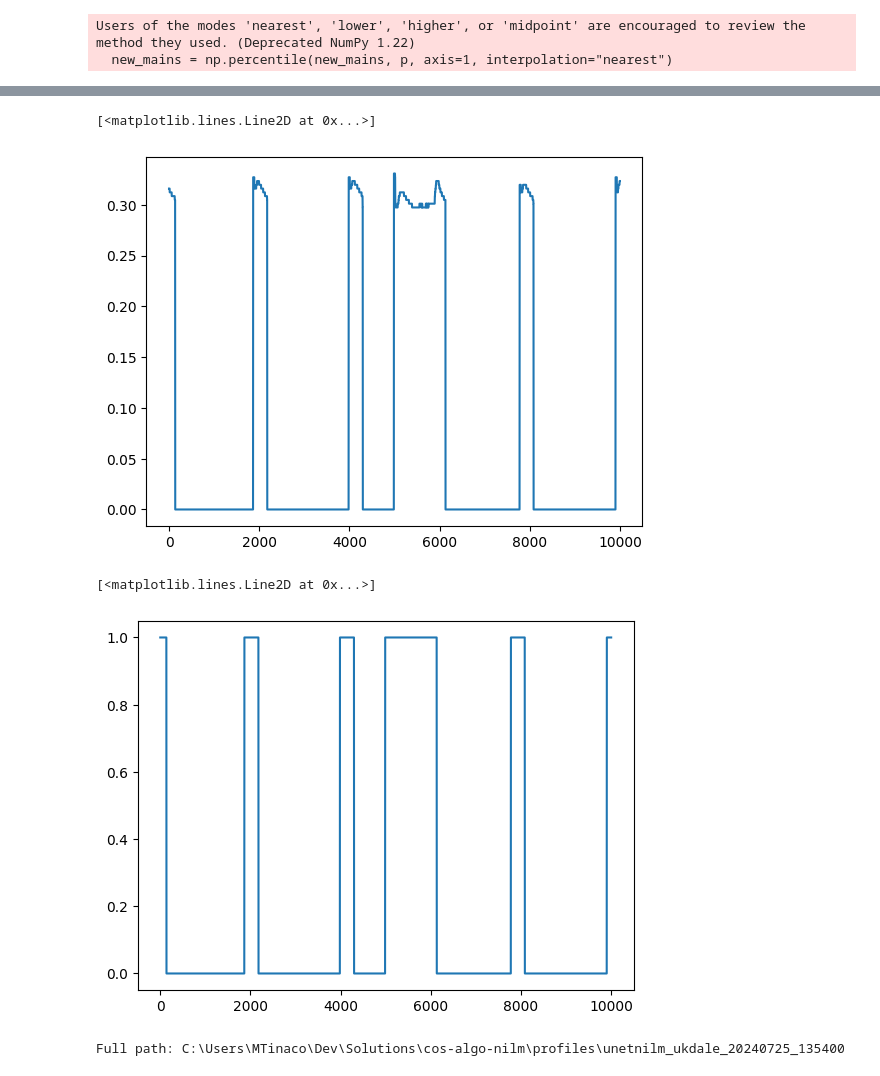
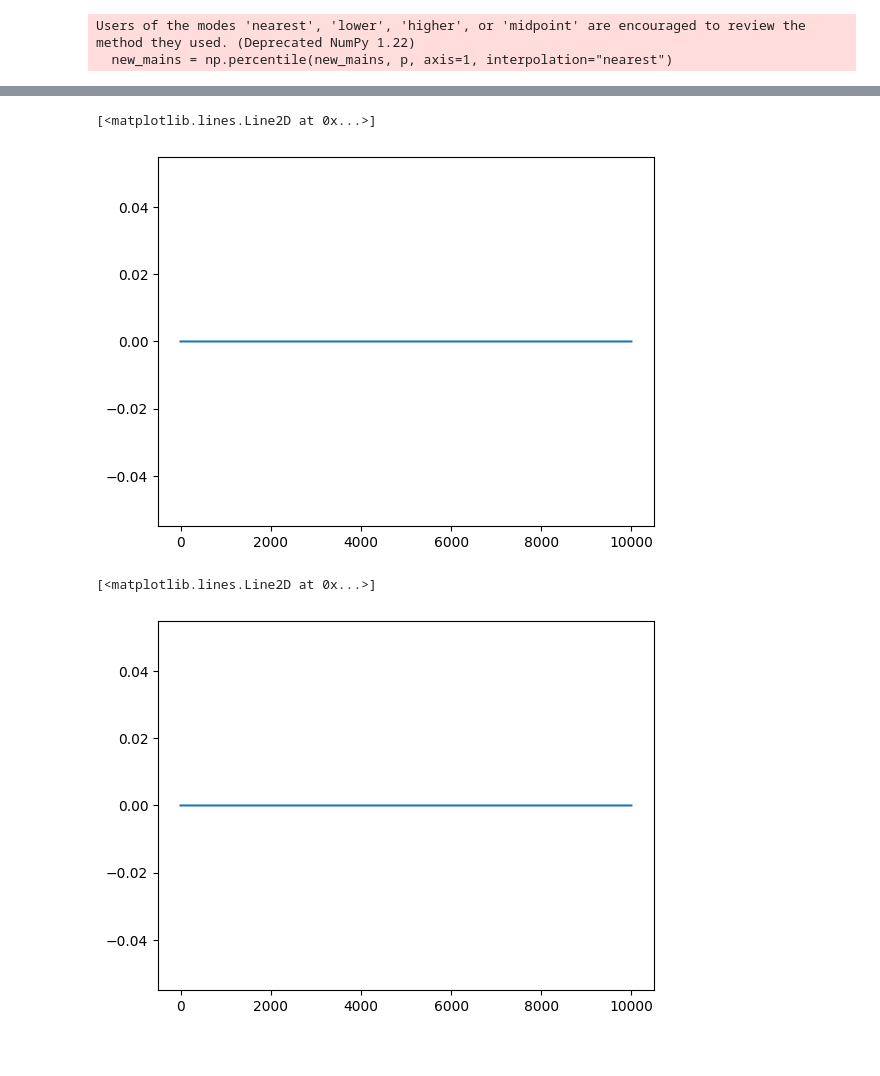
Before and after one commit to MarielTinaco/nilm-tools, a Jupyter notebook: notebooks/Data_Processing_Pipeline.ipynb, the cells around one changed output, grey strips where cells are left out. Drawn from its saved outputs; the diff is of its cells as text; code cells hidden in the pictures.

Commit message:
Update: Generate 0.1667 Hz data

```diff
--- a/notebooks/Data_Processing_Pipeline.ipynb
+++ b/notebooks/Data_Processing_Pipeline.ipynb
@@ -22,7 +24,7 @@ from adinilm.io import NilmtkSubsectionExtractor
 UKDALE_BUILDING = 1
 UKDALE_START_TIME = "2015-01-01"
 # END_TIME = "2015-01-15"
-UKDALE_END_TIME = "2015-05-01"
+UKDALE_END_TIME = "2015-04-01"
 
 FRIDGE_FREEZER = "fridge"
 KETTLE = "kettle"
@@ -40,12 +42,8 @@ info = {
         },
         "preprocessing" : {
                 "sampling" : {
-                        "sample_period" : 2,
+                        "sample_period" : 6,
                         "resample" : True
-                },
-                "activation_extension" : {
-                        "mode" : "randomizer",
-                        "num_full_samples" : 1200000
                 },
                 "normalization" : {
                         "mode" : "minmax",
@@ -137,14 +136,11 @@ class SubmeterDataframeFormatter:
                 data = data.loc[self.applist, finder]
 
                 data = match_timeframes(data)
-
-                p = []
-                for r in data:
-                        p.append(np.array(r))
+                p = [np.array(r) for r in data]
 
                 data = np.array(p)
                 data[np.isnan(data)] = 0
-                return data
+                return data.T
 
         def __call__(self, data, *args, **kwargs):
                 return self.format(data, *args, **kwargs)
@@ -212,13 +223,13 @@ mixer = SubmeterMixer()
 # Pipeline Workflow
 data = formatter(ext.df)
 data_i = mixer(data)
-data_i = quantile_filter_2(data_i, 20, p=50)
-data_i = F.adaptive_minmax_scaling(data_i)
+data_i_den = quantile_filter_2(data_i, 10, p=50)
+data_i_den = F.adaptive_minmax_scaling(data_i_den)
+data_i_n = noiser(data_i)
+data_i_n = F.adaptive_minmax_scaling(data_i_n)
 data = filterer(data)
 data_p = normalizer(data)
 data_s = binarizer(data)
-data_p = data_p.T
-data_s = data_s.T
 # %% [output]
 Users of the modes 'nearest', 'lower', 'higher', or 'midpoint' are encouraged to review the method they used. (Deprecated NumPy 1.22)
   new_mains = np.percentile(new_mains, p, axis=1, interpolation="nearest")
@@ -230,20 +258,19 @@ plt.plot(data_i[60000:70000])
 # %%
-plt.plot(data_p[60000:70000,0])
+plt.plot(data_p[60000:70000,1])
 # %% [output]
 [<matplotlib.lines.Line2D at 0x...>]
-[figure, old version]
+[figure, new version]
 # %%
-plt.plot(data_s[60000:70000,0])
+plt.plot(data_s[60000:70000,1])
 # %% [output]
 [<matplotlib.lines.Line2D at 0x...>]
-[figure, old version]
+[figure, new version]
 # %%
-ProfileHandler.mkdir(pathsman.PROFILES_DIR, exist_ok=True)
-prof = DatasetProfile(parent_dir=pathsman.PROFILES_DIR,
-                      handler=NILMProjects.UNETNILM.value,
-                      dataset_name="ukdale",
-                      metadata=info,
-                      mode="w")
-ProfileHandler.write(data_i, data_i, data_p, data_s, profile=prof, subdir="training")
+if SAVE_PROFILE:
+        ProfileHandler.mkdir(pathsman.PROFILES_DIR, exist_ok=True)
+        prof = DatasetProfile(parent_dir=pathsman.PROFILES_DIR,
+                        handler=NILMProjects.UNETNILM.value,
+                        dataset_name="ukdale",
+                        metadata=info,
+                        mode="w")
+        ProfileHandler.write(data_i_den, data_i_n, data_p, data_s, profile=prof, subdir="training")
-# %% [output]
-Full path: C:\Users\MTinaco\Dev\Solutions\cos-algo-nilm\profiles\unetnilm_ukdale_20240725_135400
```
Also changed, not shown: parts of 10 cells of this notebook.
